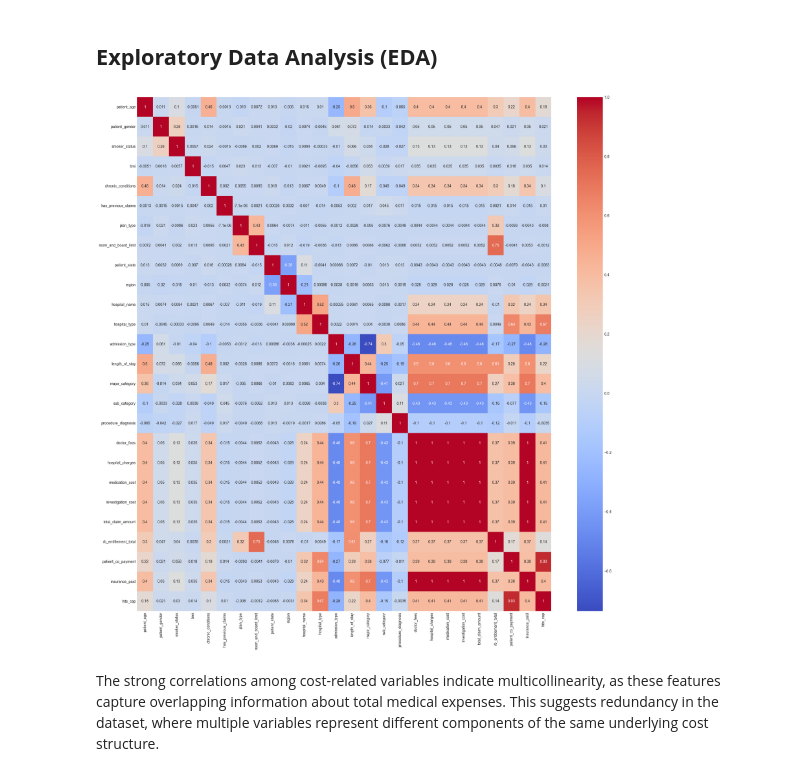
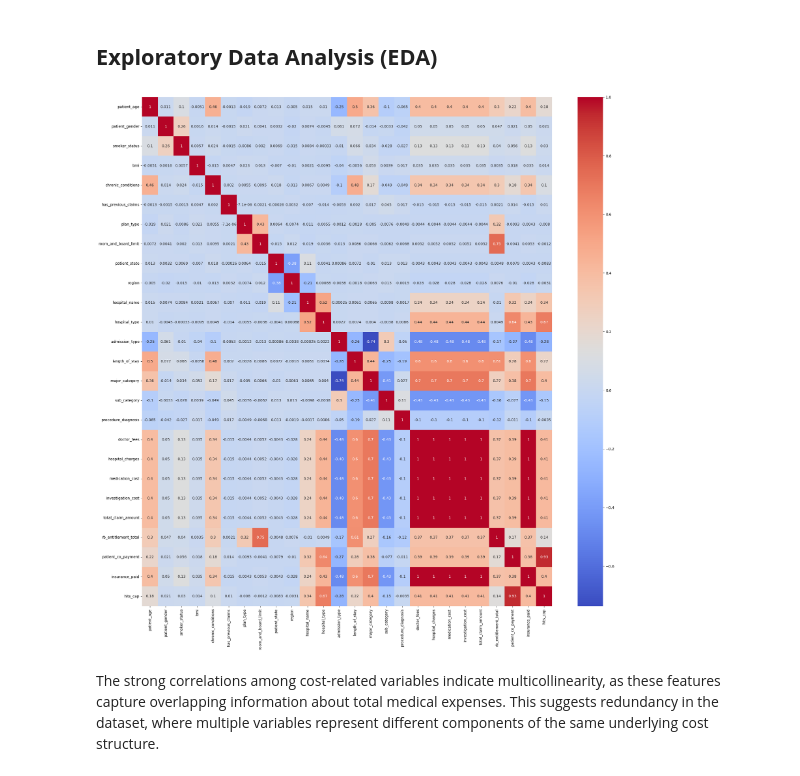
Before and after one commit to RuiZhe2004/dk_yet_umact_hackathon, a Jupyter notebook: Data_Preprocessing_&_Analytics.ipynb, the cells around one changed output. Saved outputs shown, nothing was run; the diff lists cells and outputs as text; code cells hidden in the pictures.

```diff
--- a/Data_Preprocessing_&_Analytics.ipynb
+++ b/Data_Preprocessing_&_Analytics.ipynb
@@ -169,37 +169,40 @@ df_processed['patient_gender'] = df_processed['patient_gender'].map({
 
 df_processed['smoker_status'] = df_processed['smoker_status'].map({
     'Smoker': 1,
     'Non-Smoker': 0
 })
 
 from sklearn.preprocessing import LabelEncoder
 
+label_encoders = {}
+
 cols = [
     'plan_type',
     'patient_state',
     'region',
     'hospital_name',
     'hospital_type',
     'admission_type',
     'major_category',
     'sub_category',
     'procedure_diagnosis'
 ]
 
-le = LabelEncoder()
+for col in cols:
+    le = LabelEncoder()
+    df_processed[col] = le.fit_transform(df_processed[col])
 
-for col in cols:
-    df_processed[col] = le.fit_transform(df_processed[col])
+    label_encoders[col] = le
 
 # Drop date columns
 df_processed = df_processed.drop(['admission_date', 'discharge_date'], axis=1)
 
 # Heatmap
 plt.figure(figsize=(25,25))
 sns.heatmap(df_processed.corr(), annot = True, cmap='coolwarm')
 plt.show()
 # %% [output]
-[figure, old version]
+[figure, new version]
 # %% [markdown]
 
 
```
Also changed, not shown: parts of 11 cells of this notebook, 1 other file.
